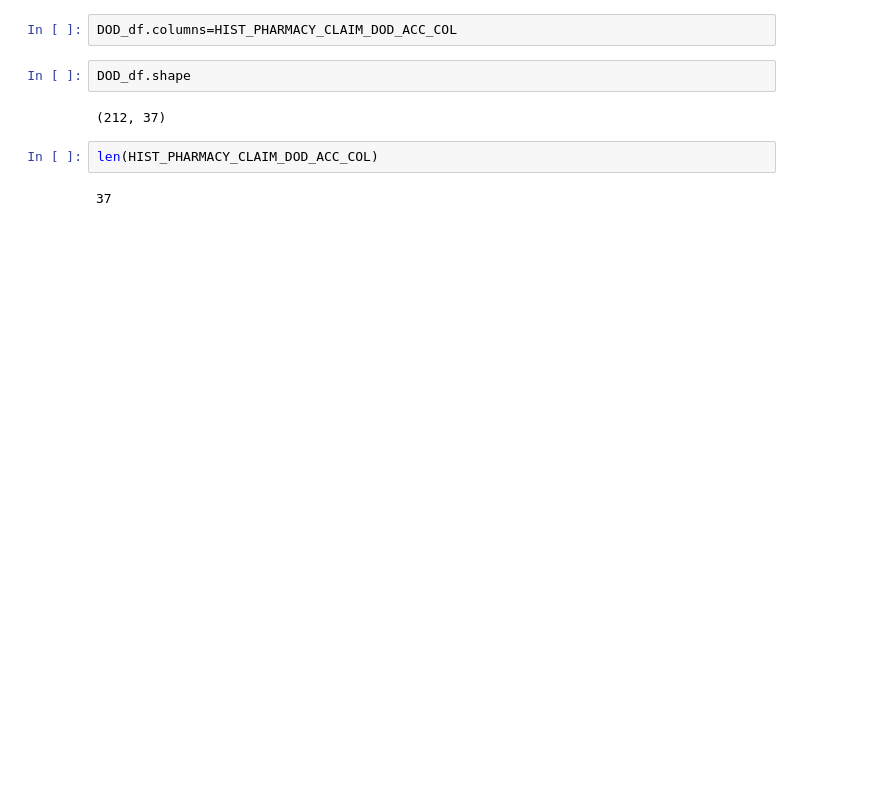
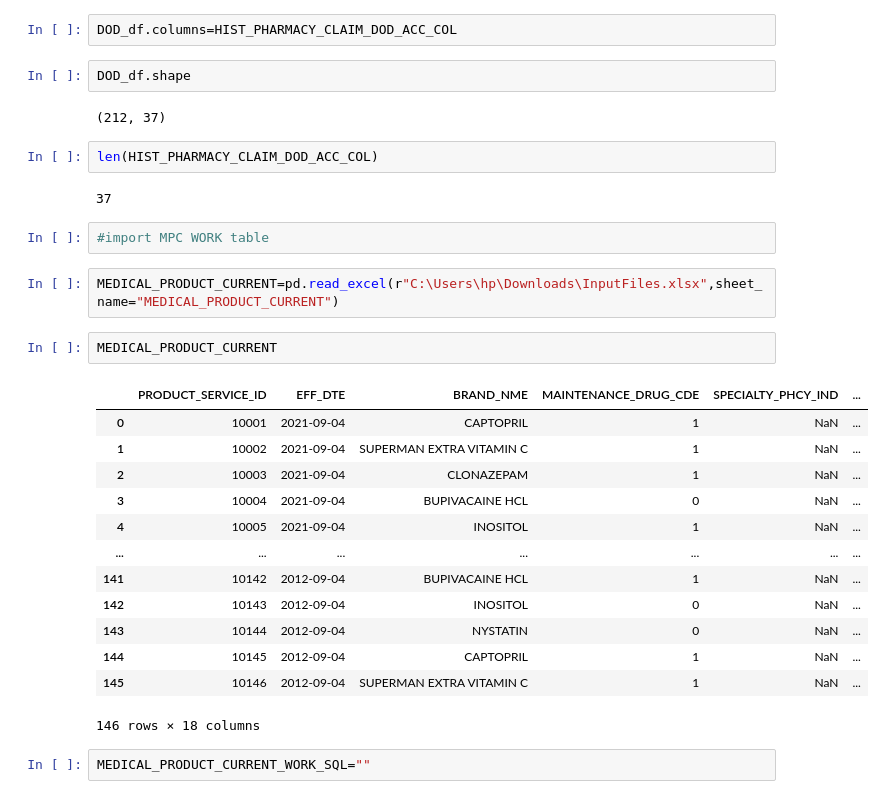
Before and after one commit to Nagadurga79/mpc, a Jupyter notebook: Untitled.ipynb, the cells around one changed output. Saved outputs shown, nothing was run; the diff lists cells and outputs as text; blank space fills up the shorter version.

```diff
--- a/Untitled.ipynb
+++ b/Untitled.ipynb
@@ -51,3 +49,25 @@ DOD_df.shape
 len(HIST_PHARMACY_CLAIM_DOD_ACC_COL)
 # %% [output]
 37
+# %%
+#import MPC WORK table
+# %%
+MEDICAL_PRODUCT_CURRENT=pd.read_excel(r"C:\Users\hp\Downloads\InputFiles.xlsx",sheet_name="MEDICAL_PRODUCT_CURRENT")
+# %%
+MEDICAL_PRODUCT_CURRENT
+# %% [output]
+|  | PRODUCT_SERVICE_ID | EFF_DTE | BRAND_NME | MAINTENANCE_DRUG_CDE | SPECIALTY_PHCY_IND | ... |
+| 0 | 10001 | 2021-09-04 | CAPTOPRIL | 1 | NaN | ... |
+| 1 | 10002 | 2021-09-04 | SUPERMAN EXTRA VITAMIN C | 1 | NaN | ... |
+| 2 | 10003 | 2021-09-04 | CLONAZEPAM | 1 | NaN | ... |
+| 3 | 10004 | 2021-09-04 | BUPIVACAINE HCL | 0 | NaN | ... |
+| 4 | 10005 | 2021-09-04 | INOSITOL | 1 | NaN | ... |
+| ... | ... | ... | ... | ... | ... | ... |
+| 141 | 10142 | 2012-09-04 | BUPIVACAINE HCL | 1 | NaN | ... |
+| 142 | 10143 | 2012-09-04 | INOSITOL | 0 | NaN | ... |
+| 143 | 10144 | 2012-09-04 | NYSTATIN | 0 | NaN | ... |
+| 144 | 10145 | 2012-09-04 | CAPTOPRIL | 1 | NaN | ... |
+| 145 | 10146 | 2012-09-04 | SUPERMAN EXTRA VITAMIN C | 1 | NaN | ... |
+146 rows × 18 columns
+# %%
+MEDICAL_PRODUCT_CURRENT_WORK_SQL=""
```
Also changed, not shown: parts of 13 cells of this notebook.
